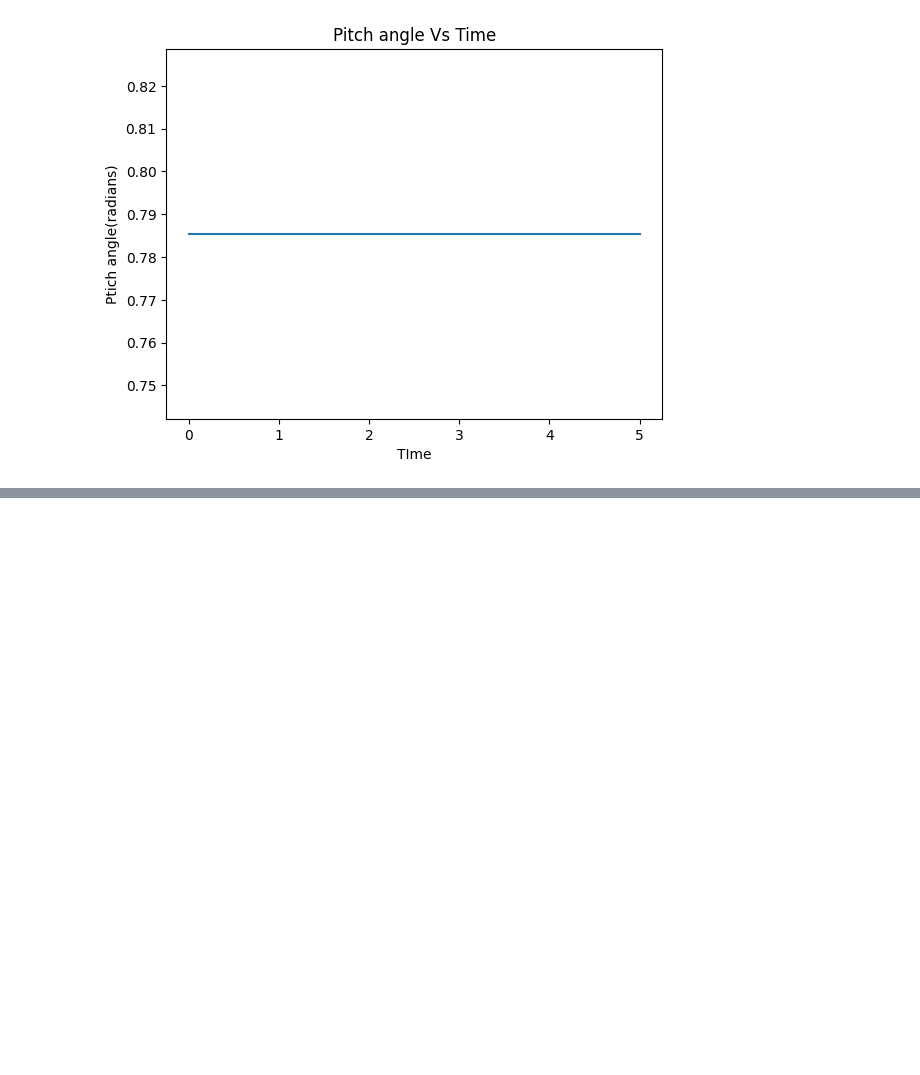
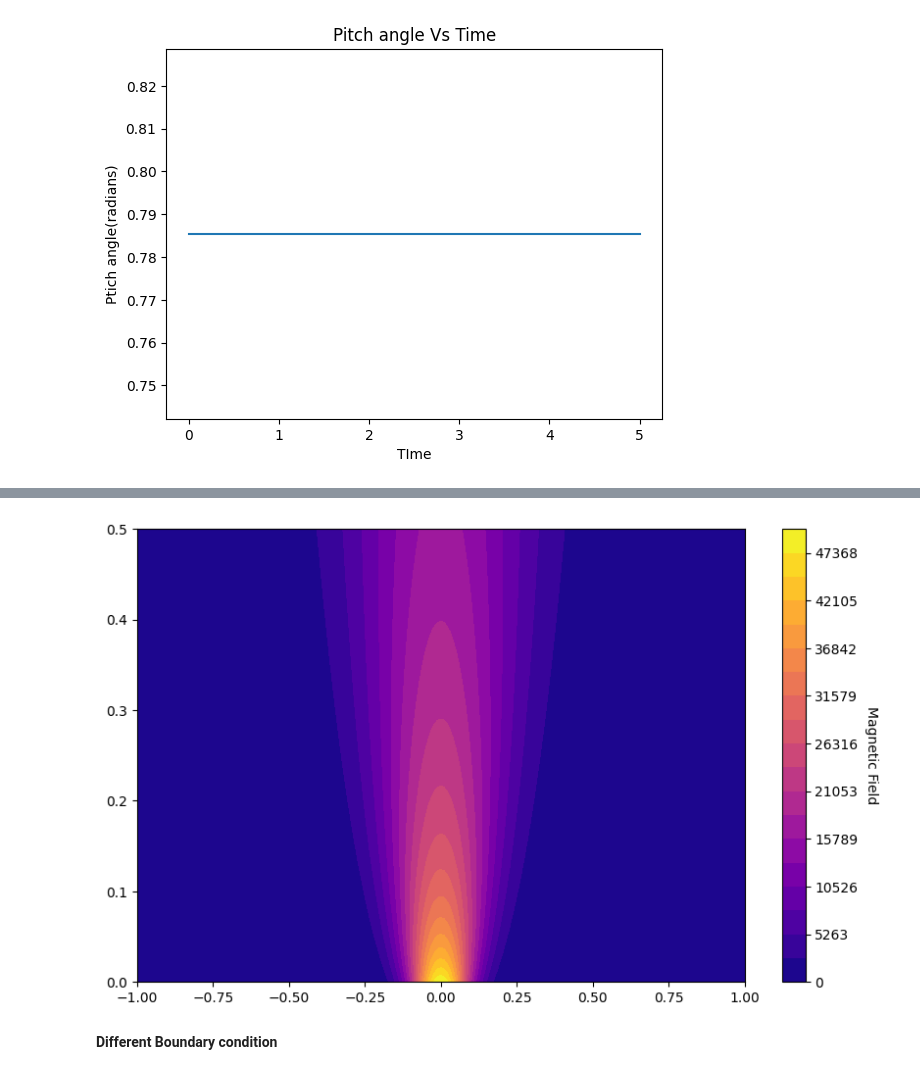
Before and after one commit to dimo192/dimo192.github.io, a Jupyter notebook: pre final.ipynb, the cells around one changed output, grey strips where cells are left out. Saved outputs shown, nothing was run; the diff lists cells and outputs as text; code cells hidden in the pictures; blank space fills up the shorter version.

```diff
--- a/pre final.ipynb
+++ b/pre final.ipynb
@@ -134,0 +149,6 @@ plt.show()
+# %%
+B_1_peak=calculate_B_i(eta,Nx,Nt,L,0.5,crank_nicolson_magnetic_diffusion,one_peak_initial)
+# %% [output]
+[figure, added]
+# %% [markdown]
+**Different Boundary condition**
```
Also changed, not shown: parts of 7 cells of this notebook, 1 other file.
